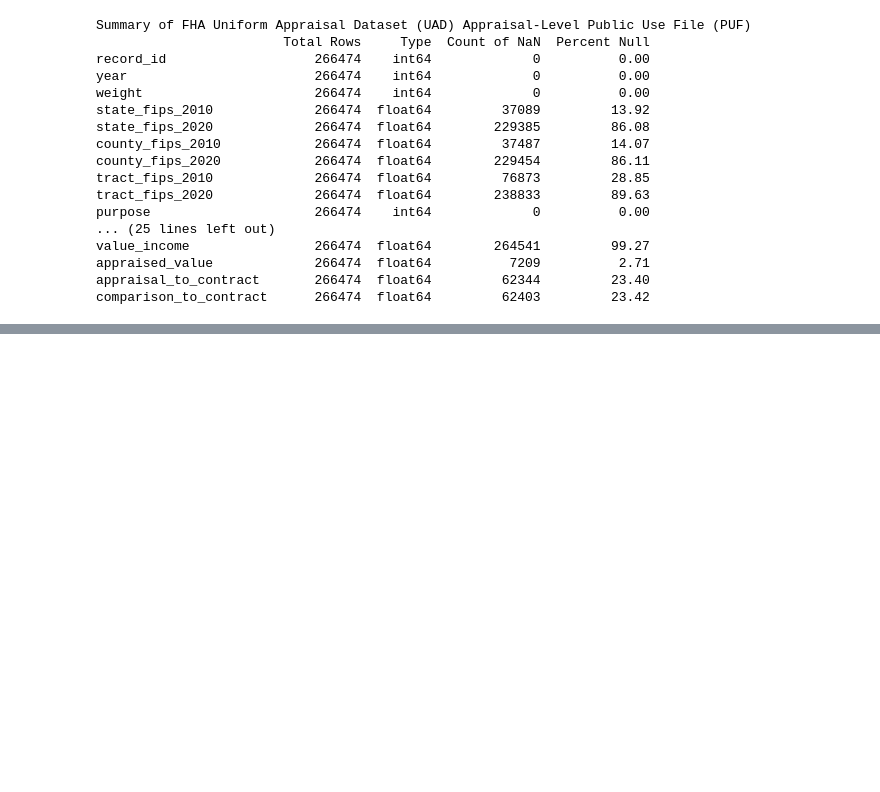
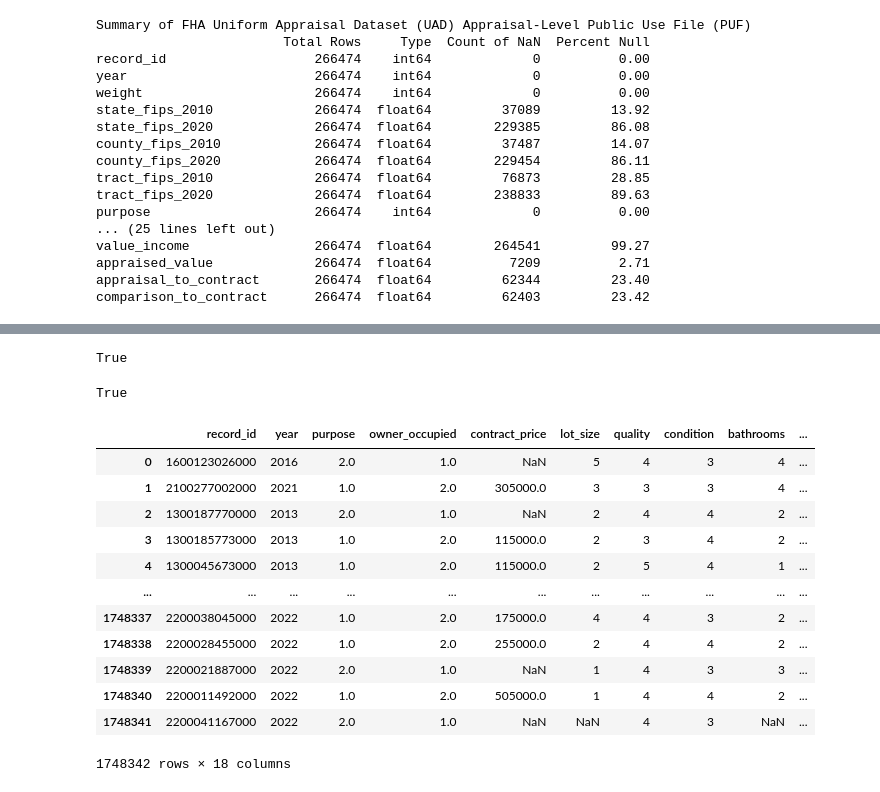
Before and after one commit to white-joseph/housing-mortgage-data, a Jupyter notebook: notebooks/investigate_uad.ipynb, the cells around one changed output, grey strips where cells are left out. Saved outputs shown, nothing was run; the diff lists cells and outputs as text; code cells hidden in the pictures; blank space fills up the shorter version.

Commit message:
Add UAD PUF cleaning scripts

```diff
--- a/notebooks/investigate_uad.ipynb
+++ b/notebooks/investigate_uad.ipynb
@@ -101,0 +245,49 @@ comparison_to_contract      266474  float64         62403         23.42
+# %%
+enterprise_clean["purpose"] = enterprise_clean["purpose"].astype("category")
+enterprise_clean["owner_occupied"] = enterprise_clean["owner_occupied"].astype("category")
+
+fha_clean["purpose"] = fha_clean["purpose"].astype("category")
+fha_clean["owner_occupied"] = fha_clean["owner_occupied"].astype("category")
+# %%
+enterprise_clean["purchase"] = np.where(enterprise_clean["purpose"] == 1, True, False)
+fha_clean["purchase"] = np.where(fha_clean["purpose"] == 1, True, False)
+# %%
+enterprise_clean.record_id.is_unique
+# %% [output]
+True
+# %%
+fha_clean.record_id.is_unique
+# %% [output]
+True
+# %%
+enterprise_clean["program"] = "enterprise"
+fha_clean["program"] = "fha"
+# %%
+enterprise_clean["purchase"] = np.select(
+    [enterprise_clean["purpose"].isna(), enterprise_clean["purpose"] == 1],
+    [np.nan, True],
+    default=False,
+)
+fha_clean["purchase"] = np.select(
+    [fha_clean["purpose"].isna(), fha_clean["purpose"] == 1],
+    [np.nan, True],
+    default=False,
+)
+
+df_clean = pd.concat([enterprise_clean, fha_clean], ignore_index=True)
+# %%
+df_clean
+# %% [output]
+|  | record_id | year | purpose | owner_occupied | contract_price | lot_size | quality | condition | bathrooms | ... |
+| 0 | 1600123026000 | 2016 | 2.0 | 1.0 | NaN | 5 | 4 | 3 | 4 | ... |
+| 1 | 2100277002000 | 2021 | 1.0 | 2.0 | 305000.0 | 3 | 3 | 3 | 4 | ... |
+| 2 | 1300187770000 | 2013 | 2.0 | 1.0 | NaN | 2 | 4 | 4 | 2 | ... |
+| 3 | 1300185773000 | 2013 | 1.0 | 2.0 | 115000.0 | 2 | 3 | 4 | 2 | ... |
+| 4 | 1300045673000 | 2013 | 1.0 | 2.0 | 115000.0 | 2 | 5 | 4 | 1 | ... |
+| ... | ... | ... | ... | ... | ... | ... | ... | ... | ... | ... |
+| 1748337 | 2200038045000 | 2022 | 1.0 | 2.0 | 175000.0 | 4 | 4 | 3 | 2 | ... |
+| 1748338 | 2200028455000 | 2022 | 1.0 | 2.0 | 255000.0 | 2 | 4 | 4 | 2 | ... |
+| 1748339 | 2200021887000 | 2022 | 2.0 | 1.0 | NaN | 1 | 4 | 3 | 3 | ... |
+| 1748340 | 2200011492000 | 2022 | 1.0 | 2.0 | 505000.0 | 1 | 4 | 4 | 2 | ... |
+| 1748341 | 2200041167000 | 2022 | 2.0 | 1.0 | NaN | NaN | 4 | 3 | NaN | ... |
+1748342 rows × 18 columns
```
Also changed, not shown: parts of 9 cells of this notebook, 1 other file.
